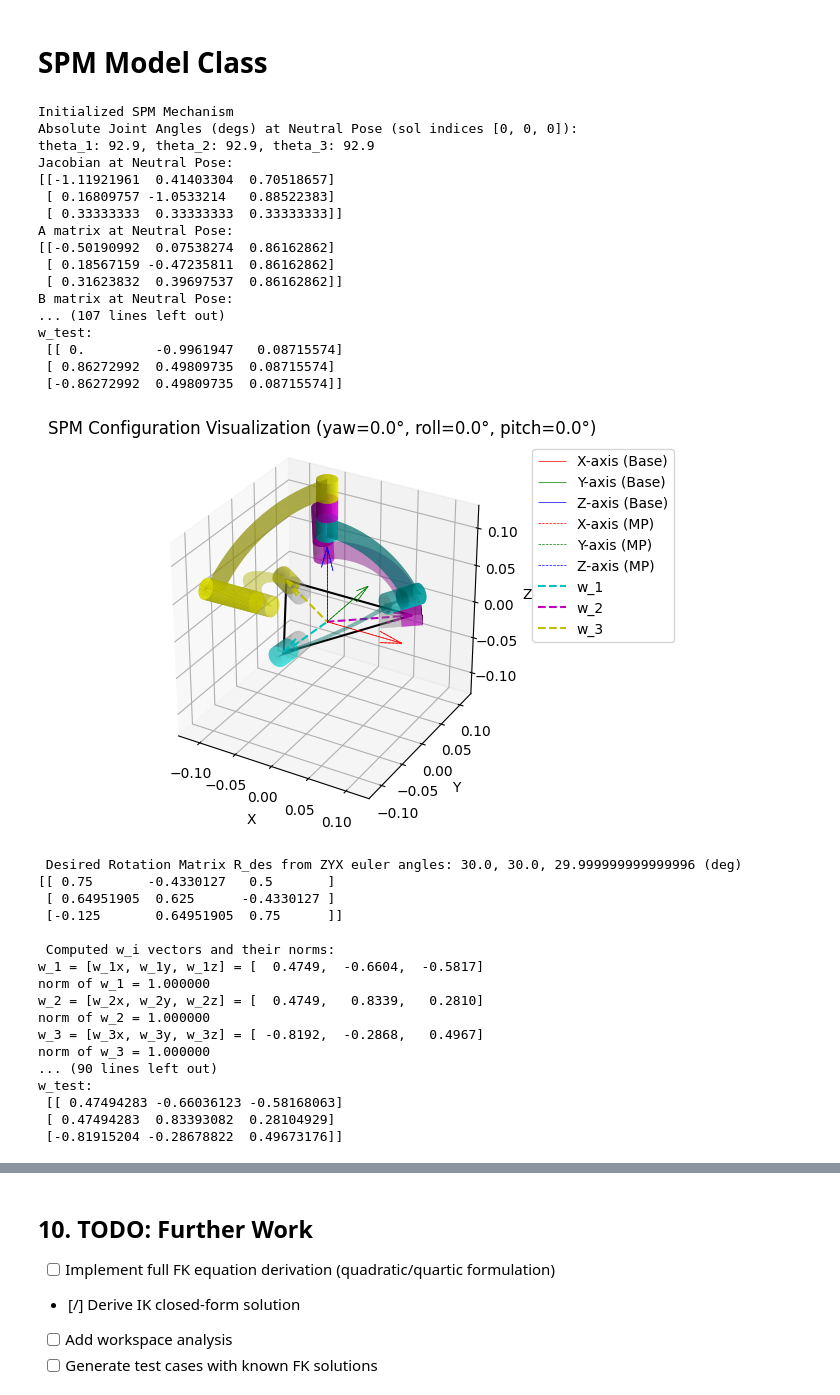
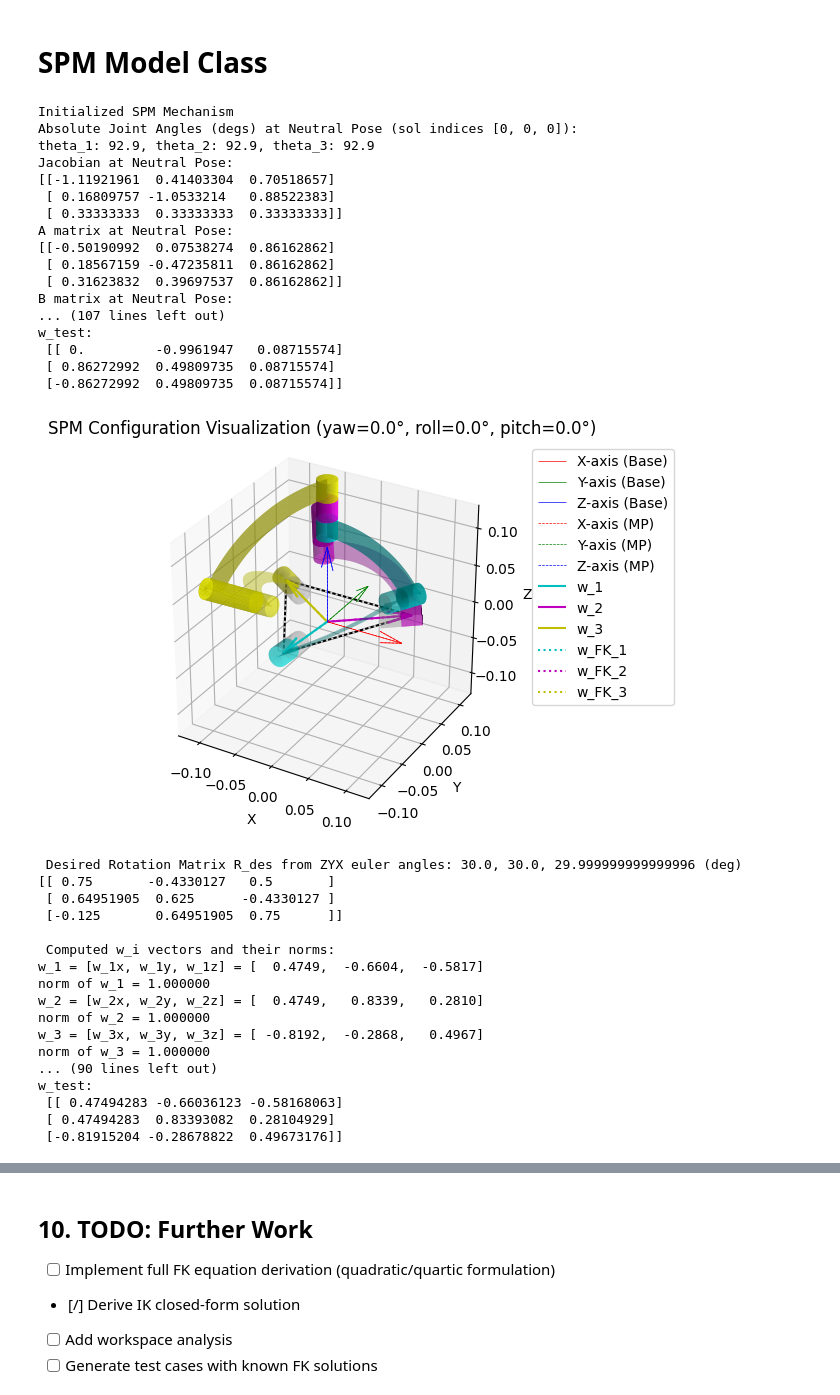
Before and after one commit to ChawinOph/spm-mechanics, a Jupyter notebook: notebooks/spm_kinematics.ipynb, the cells around one changed output, grey strips where cells are left out. Saved outputs shown, nothing was run; the diff lists cells and outputs as text; code cells hidden in the pictures.

```diff
--- a/notebooks/spm_kinematics.ipynb
+++ b/notebooks/spm_kinematics.ipynb
@@ -1578,7 +1577,7 @@ def plot_unit_vectors(ax, v, linestyle='-', name=None, length=0.5):
         _plot_single_quiver(ax, v, color='b', label=name, linestyle=linestyle, length=length)
 
 
-def plot_spsm_transformation(ax, u_i, v_i, w_i, R_des):
+def plot_spsm_transformation(ax, u_i, v_i, w_i, R_des, w_i_fk=None):
     """
     Plot the SPM transformation including base frame, desired frame,
     and unit vectors u_i and w_i.
@@ -1597,12 +1596,19 @@ def plot_spsm_transformation(ax, u_i, v_i, w_i, R_des):
     # plot_unit_vectors(ax=ax, v=v_i, name='v_', linestyle='-.', length=common_length)
 
     # print("\nPlotting w_i vectors...")
-    plot_unit_vectors(ax=ax, v=w_i, name='w_', linestyle='--', length=common_length)
+    plot_unit_vectors(ax=ax, v=w_i, name='w_', linestyle='-', length=common_length)
 
     # plot lines between w_i vectors
     w_i_mp = common_length * np.asarray(w_i)
     w_i_mp = np.vstack([w_i_mp, w_i_mp[0]])  # close the loop for visualization
     ax.plot(w_i_mp[:, 0], w_i_mp[:, 1], w_i_mp[:, 2], color='k', linestyle='-')
+
+    # plot lines between w_i vectors from FK solutions
+    if w_i_fk:
+        plot_unit_vectors(ax=ax, v=w_i_fk, name='w_FK_', linestyle=':', length=common_length)
+        w_i_mp_fk = common_length * np.asarray(w_i_fk)
+        w_i_mp_fk = np.vstack([w_i_mp_fk, w_i_mp_fk[0]])  # close the loop for visualization
+        ax.plot(w_i_mp_fk[:, 0], w_i_mp_fk[:, 1], w_i_mp_fk[:, 2], color='0.8', linestyle=':')
 
     # Axis formatting
     bound = 0.125
@@ -2161,9 +2189,11 @@ euler_angles_set = [
     [np.pi/4, np.pi/3, np.pi/6],
     [-np.pi/4, 0, 0],
     [0, np.pi/4, 0],
+    [np.pi/2, 0 ,0] # extreme pose
 ]
 
 spm = SPM()
+# spm = SPM(theta_sol_indices=[1, 1, 1]) # test with different assembly mode
 
 for euler_angles in euler_angles_set:
     # print("\n" + "="*60)
@@ -2174,51 +2204,56 @@ for euler_angles in euler_angles_set:
     print(f"\n Desired Rotation Matrix R_des from ZYX euler angles: {np.rad2deg(euler_angles[0]):.1f}, {np.rad2deg(euler_angles[1]):.1f}, {np.rad2deg(euler_angles[2])} (deg)")
     print(R_des)
     # print()
 
     sols, has_sols = spm.compute_ik(R_des, verbose=True, update_config=True)
-    J, A, B = spm.compute_vel_jacobian()
-    print(f"Jacobian J = inv(A)*B: \n {J}")
-    print(f"A: \n {A}")
-    print(f"B: \n {B}")
 
-    print("\n Performing FK")
-    w_sol = spm.compute_fk(spm.theta_i, verbose=True)
-    print(f"w_i from FK Solution: \n {w_sol}")
+    if all(has_sols):
+        J, A, B = spm.compute_vel_jacobian()
+        print(f"Jacobian J = inv(A)*B: \n {J}")
+        print(f"A: \n {A}")
+        print(f"B: \n {B}")
 
-    w_test = np.stack((spm.w_i[0], spm.w_i[1], spm.w_i[2]))
-    print(f"w_test: \n {w_test}")
+        print("\n Performing FK")
+        w_sol = spm.compute_fk(spm.theta_i, verbose=True, update_config=True, init_prev_sol=False)
+        print(f"w_i from FK Solution: \n {w_sol}")
 
-    # verify FK by actual config updated by IK
-    assert np.allclose(w_sol, w_test), (
-        f"w_sol from FK does not match w_test!\n"
-        f"  w_sol  = {w_sol}\n"
-        f"  w_test = {w_test}\n"
-        f"  diff   = {np.abs(w_sol - w_test)}"
-    )
+        # w_test = np.stack((spm.w_i[0], spm.w_i[1], spm.w_i[2]))
+        w_test = np.asarray(spm.w_i)
+        print(f"w_test: \n {w_test}")
 
-    spm.visualize_configuration(R_des)
+        # verify FK by actual config updated by IK
+        if not np.allclose(w_sol, w_test):
+            warnings.warn(
+                f"w_sol from FK does not match w_test!\n"
+                f"  w_sol  = {w_sol}\n"
+                f"  w_test = {w_test}\n"
+                f"  diff   = {np.abs(w_sol - w_test)}"
+            )
+        spm.visualize_configuration(R_des)
+    else:
+        warnings.warn("No feasible IK solutions")
 
     # TODO:
     # Workspace check for ankle ROM
 # %% [output]
 Initialized SPM Mechanism
 Absolute Joint Angles (degs) at Neutral Pose (sol indices [0, 0, 0]):
 theta_1: 92.9, theta_2: 92.9, theta_3: 92.9
 Jacobian at Neutral Pose:
 [[-1.11921961  0.41403304  0.70518657]
  [ 0.16809757 -1.0533214   0.88522383]
  [ 0.33333333  0.33333333  0.33333333]]
 A matrix at Neutral Pose:
 [[-0.50190992  0.07538274  0.86162862]
  [ 0.18567159 -0.47235811  0.86162862]
  [ 0.31623832  0.39697537  0.86162862]]
 B matrix at Neutral Pose:
 ... (107 lines left out)
 w_test:
  [[ 0.         -0.9961947   0.08715574]
  [ 0.86272992  0.49809735  0.08715574]
  [-0.86272992  0.49809735  0.08715574]]
-[figure, old version]
+[figure, new version]
  Desired Rotation Matrix R_des from ZYX euler angles: 30.0, 30.0, 29.999999999999996 (deg)
 [[ 0.75       -0.4330127   0.5       ]
  [ 0.64951905  0.625      -0.4330127 ]
```
Also changed, not shown: parts of 5 cells of this notebook.
